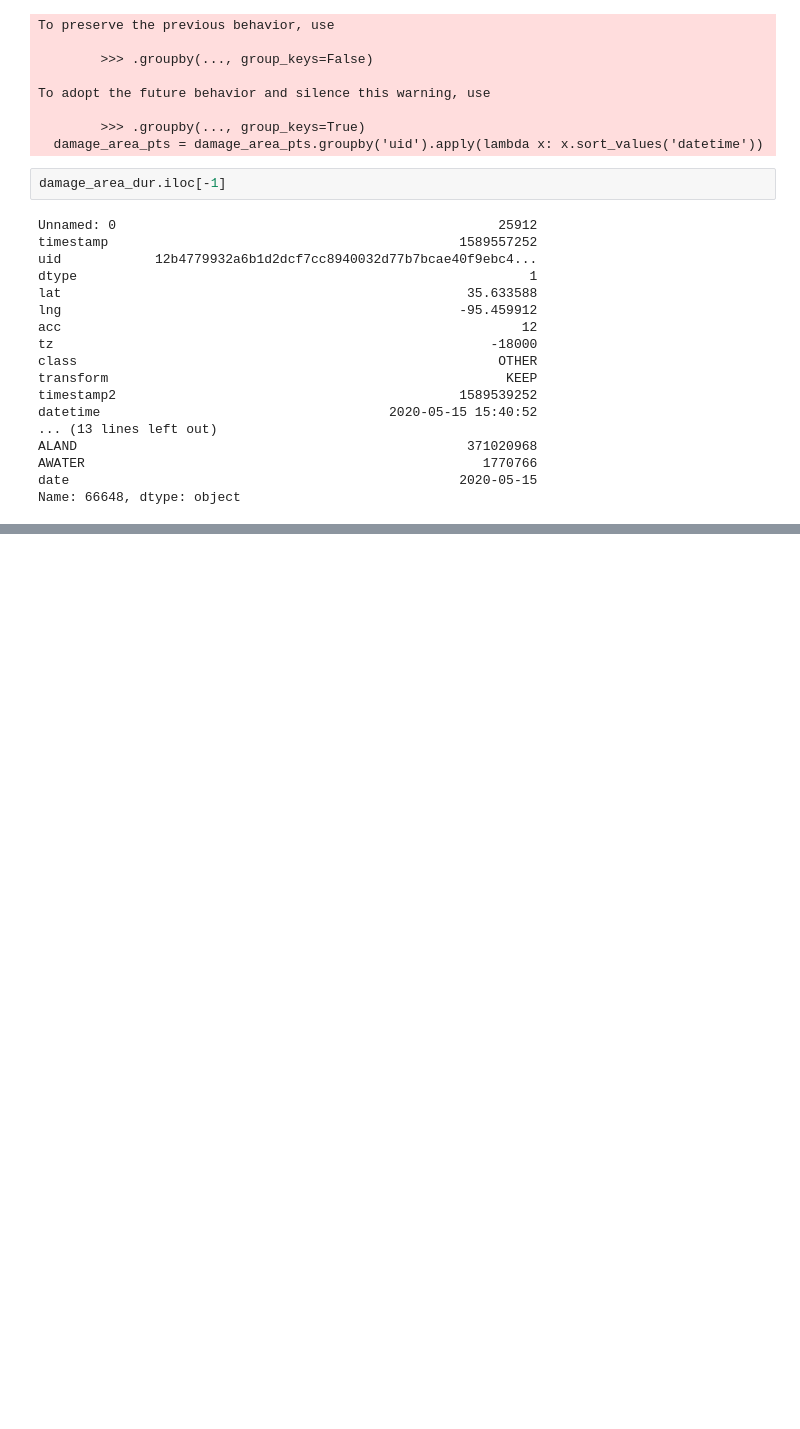
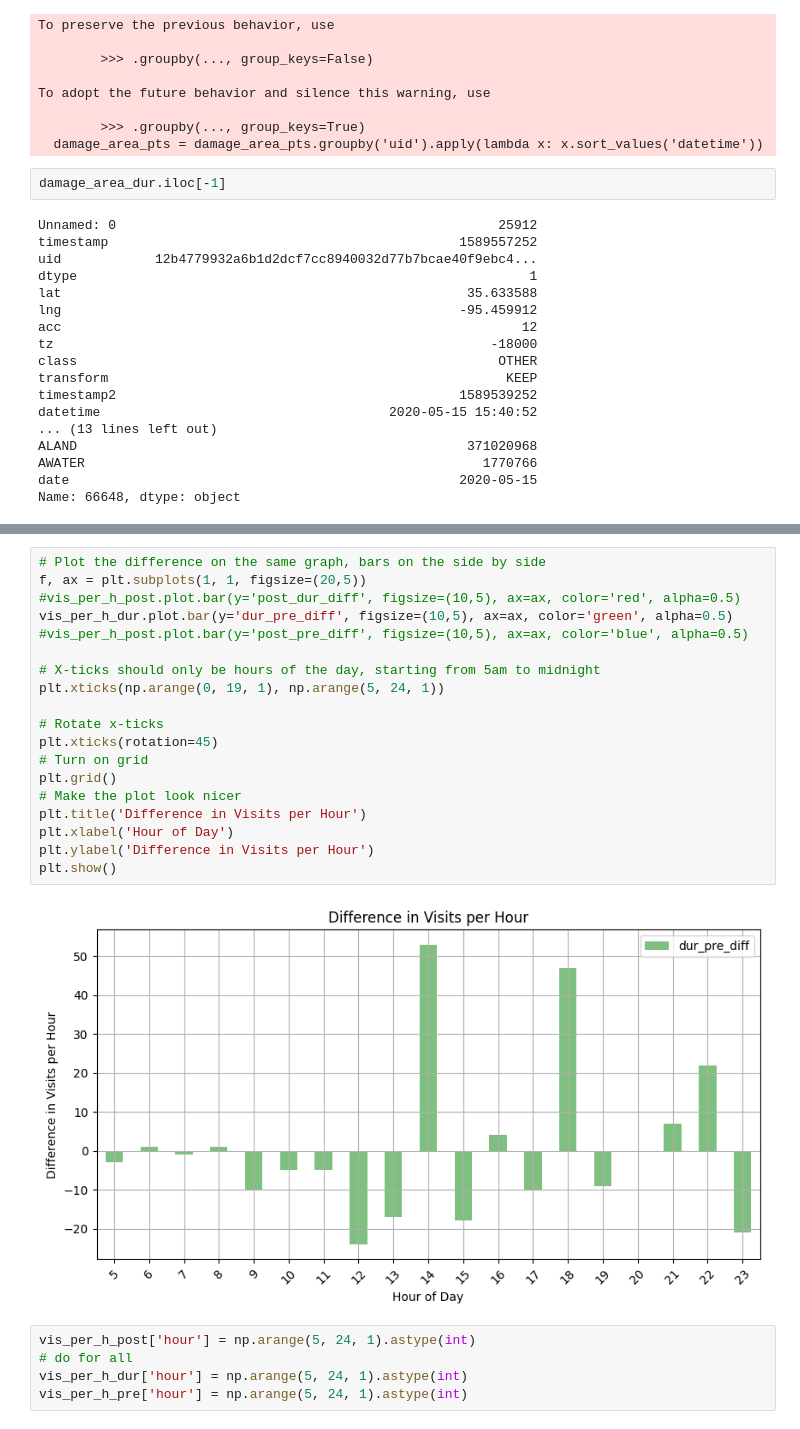
Before and after one commit to UW-GDA/SatMobFusion, a Jupyter notebook: geocoding_tests.ipynb, the cells around one changed output, grey strips where cells are left out. Saved outputs shown, nothing was run; the diff lists cells and outputs as text; blank space fills up the shorter version.

```diff
--- a/geocoding_tests.ipynb
+++ b/geocoding_tests.ipynb
@@ -207,0 +394,26 @@ print(rg_df_post)
+# %%
+# Plot the difference on the same graph, bars on the side by side
+f, ax = plt.subplots(1, 1, figsize=(20,5))
+#vis_per_h_post.plot.bar(y='post_dur_diff', figsize=(10,5), ax=ax, color='red', alpha=0.5)
+vis_per_h_dur.plot.bar(y='dur_pre_diff', figsize=(10,5), ax=ax, color='green', alpha=0.5)
+#vis_per_h_post.plot.bar(y='post_pre_diff', figsize=(10,5), ax=ax, color='blue', alpha=0.5)
+
+# X-ticks should only be hours of the day, starting from 5am to midnight
+plt.xticks(np.arange(0, 19, 1), np.arange(5, 24, 1))
+
+# Rotate x-ticks
+plt.xticks(rotation=45)
+# Turn on grid
+plt.grid()
+# Make the plot look nicer
+plt.title('Difference in Visits per Hour')
+plt.xlabel('Hour of Day')
+plt.ylabel('Difference in Visits per Hour')
+plt.show()
+# %% [output]
+[figure, added]
+# %%
+vis_per_h_post['hour'] = np.arange(5, 24, 1).astype(int)
+# do for all
+vis_per_h_dur['hour'] = np.arange(5, 24, 1).astype(int)
+vis_per_h_pre['hour'] = np.arange(5, 24, 1).astype(int)
```
Also changed, not shown: parts of 17 cells of this notebook.
